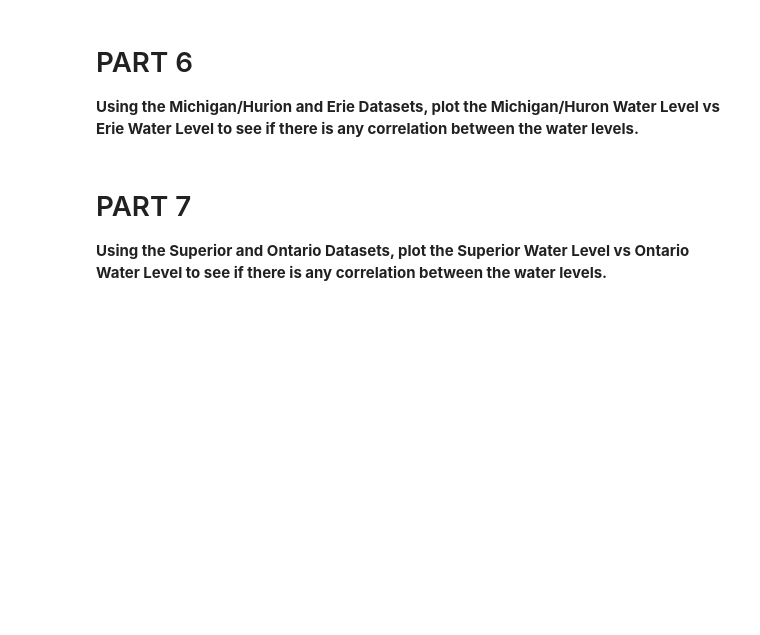
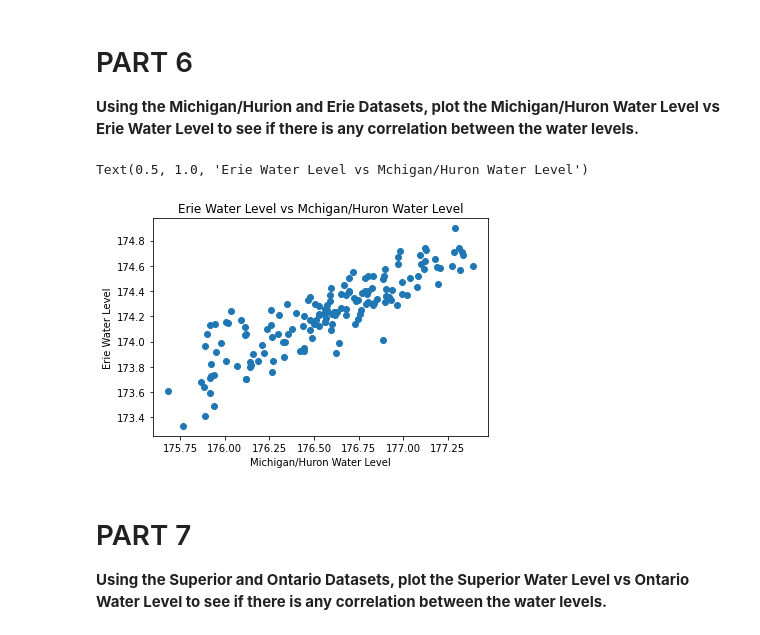
Before and after one commit to Attulya-Pratap-Gupta/CMSE202_Git_Started, a Jupyter notebook: Great_Lakes_and_Grand_River.ipynb, the cells around one changed output. Saved outputs shown, nothing was run; the diff lists cells and outputs as text; code cells hidden in the pictures; blank space fills up the shorter version.

```diff
--- a/Great_Lakes_and_Grand_River.ipynb
+++ b/Great_Lakes_and_Grand_River.ipynb
@@ -90,3 +88,17 @@ Text(0.5, 1.0, 'Year vs Water Level')
+# %%
+# Insert Code Here
+mhu_df = pd.read_csv("data/mhu.csv")
+erie_df = pd.read_csv("data/eri.csv")
+mhu_df.set_index("Michigan-Huron annual averages")
+mhu_df.head()
+erie_df.head()
+plt.scatter(mhu_df["AnnAvg"],erie_df["Unnamed: 1"])
+plt.xlabel("Michigan/Huron Water Level")
+plt.ylabel("Erie Water Level")
+plt.title("Erie Water Level vs Mchigan/Huron Water Level")
+# %% [output]
+Text(0.5, 1.0, 'Erie Water Level vs Mchigan/Huron Water Level')
+[figure, added]
 # %% [markdown]
 # PART 7
 
```
Also changed, not shown: parts of 3 cells of this notebook.
